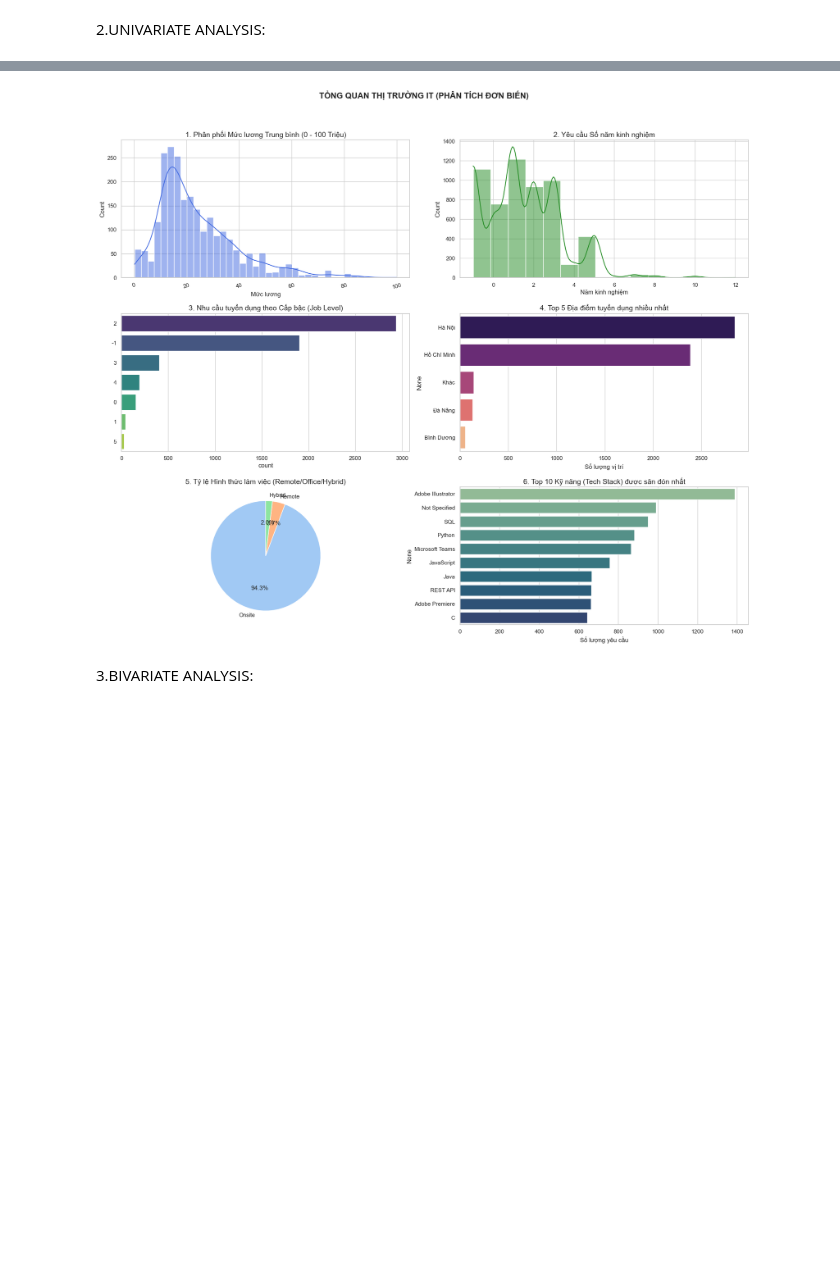
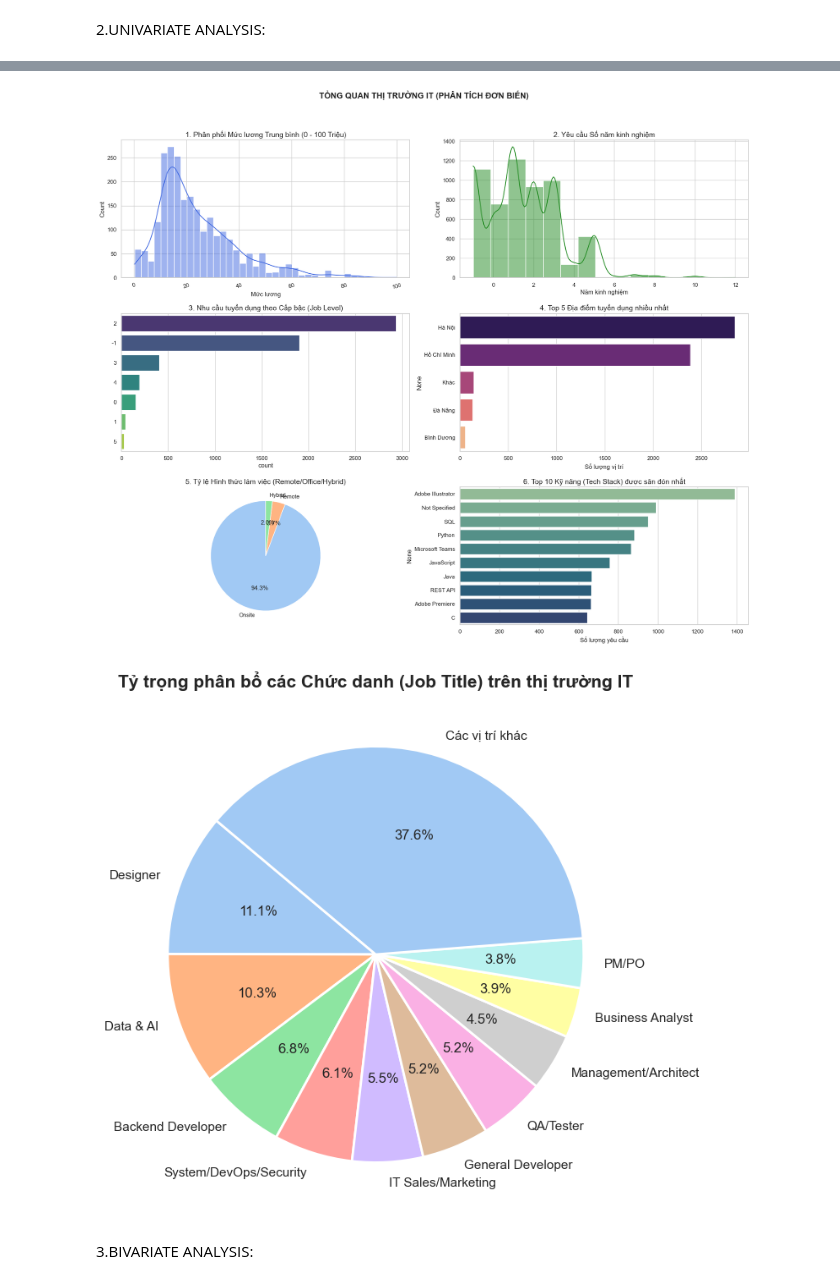
Before and after one commit to ndhoang2310/ADYm_project, a Jupyter notebook: analysis/explore_data.ipynb, the cells around one changed output, grey strips where cells are left out. Drawn from its saved outputs; the diff is of its cells as text; code cells hidden in the pictures; blank space fills up the shorter version.

```diff
--- a/analysis/explore_data.ipynb
+++ b/analysis/explore_data.ipynb
@@ -130,33 +130,56 @@ for skills in df['tech_stack'].dropna():
             try:
                 parsed = ast.literal_eval(skills)
                 all_skills.extend([str(s).strip() for s in parsed])
             except:
                 pass
         else:
             all_skills.extend([s.strip() for s in skills.split(',')])
     elif isinstance(skills, list):
         all_skills.extend([str(s).strip() for s in skills])
 
 top_10_skills = pd.Series(all_skills).value_counts().head(10)
 sns.barplot(x=top_10_skills.values, y=top_10_skills.index, ax=axes[2, 1], palette='crest')
 axes[2, 1].set_title('6. Top 10 Kỹ năng (Tech Stack) được săn đón nhất')
 axes[2, 1].set_xlabel('Số lượng yêu cầu')
 
 plt.tight_layout(rect=[0, 0.03, 1, 0.95])
 plt.show()
+# 1. Tính tổng số lượng của từng chức danh
+job_counts = df['job_category'].value_counts()
+
+# 2. Lấy Top 5 chức danh phổ biến nhất
+top_10_jobs = job_counts.head(10)
+
+# 3. Gộp toàn bộ các chức danh còn lại thành nhóm "Các vị trí khác"
+others_count = job_counts.iloc[5:].sum()
+others_series = pd.Series([others_count], index=['Các vị trí khác'])
+
+# 4. Hợp nhất dữ liệu để vẽ biểu đồ tròn
+pie_data = pd.concat([top_10_jobs, others_series])
+
+# 5. Vẽ biểu đồ Pie Chart
+plt.figure(figsize=(10, 8))
+# Dùng dải màu pastel cho dịu mắt, thêm viền trắng phân cách các miếng cắt
+colors = sns.color_palette('pastel')[0:len(pie_data)]
+plt.pie(pie_data, labels=pie_data.index, autopct='%1.1f%%', startangle=140,
+        colors=colors, wedgeprops={'edgecolor': 'white', 'linewidth': 2})
+
+plt.title('Tỷ trọng phân bổ các Chức danh (Job Title) trên thị trường IT', fontsize=15, fontweight='bold')
+plt.show()
 # %% [output]
 Passing `palette` without assigning `hue` is deprecated and will be removed in v0.14.0. Assign the `y` variable to `hue` and set `legend=False` for the same effect.
 
   sns.countplot(data=df, y='job_level', order=df['job_level'].value_counts().index, ax=axes[1, 0], palette='viridis')
 
 Passing `palette` without assigning `hue` is deprecated and will be removed in v0.14.0. Assign the `y` variable to `hue` and set `legend=False` for the same effect.
 
   sns.barplot(x=top_locations.values, y=top_locations.index, ax=axes[1, 1], palette='magma')
 
 Passing `palette` without assigning `hue` is deprecated and will be removed in v0.14.0. Assign the `y` variable to `hue` and set `legend=False` for the same effect.
 
   sns.barplot(x=top_10_skills.values, y=top_10_skills.index, ax=axes[2, 1], palette='crest')
 [figure]
+[figure, added]
 # %% [markdown]
 3.BIVARIATE ANALYSIS:
 # %%
```
Also changed, not shown: parts of 1 cell of this notebook.
